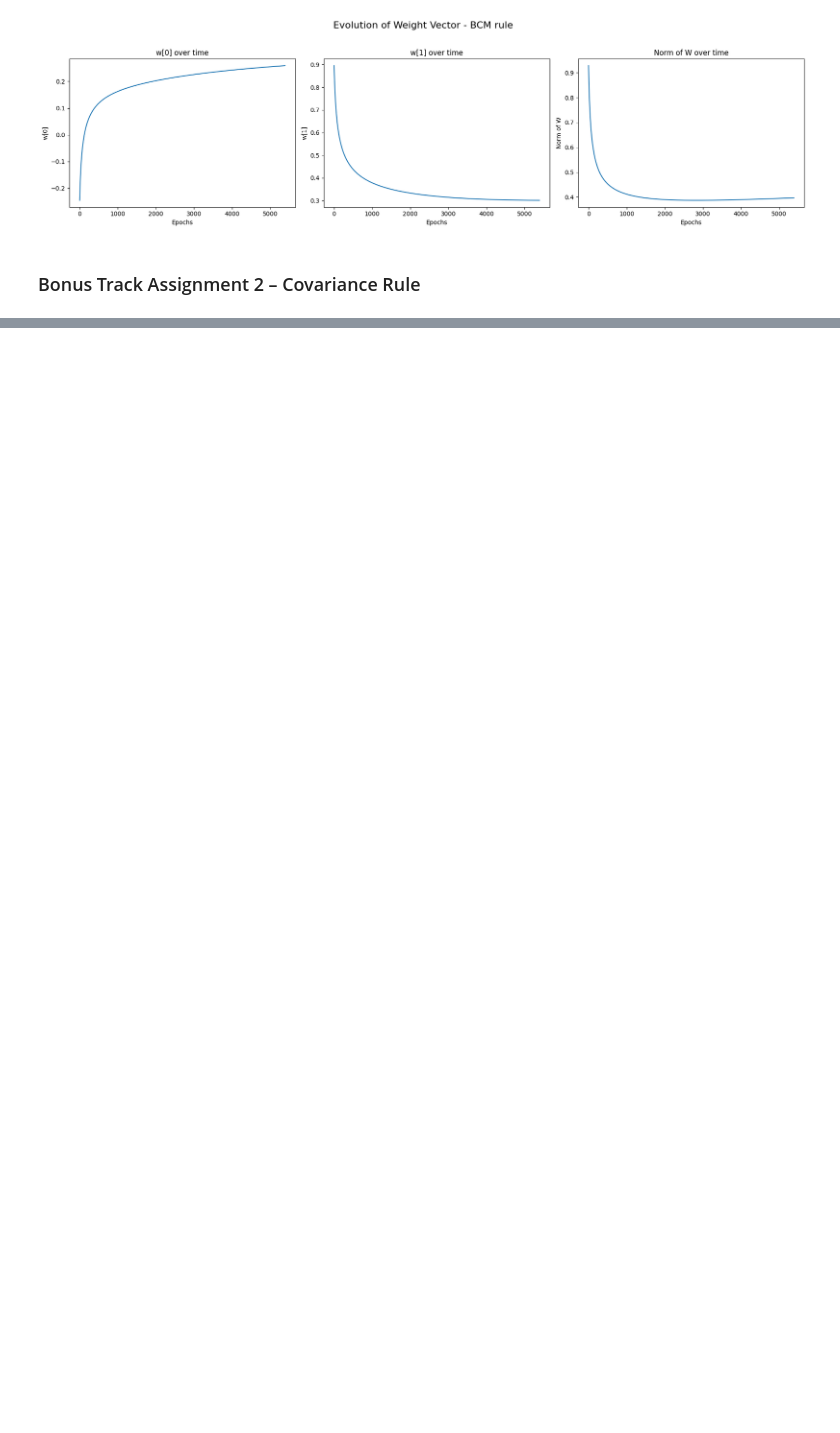
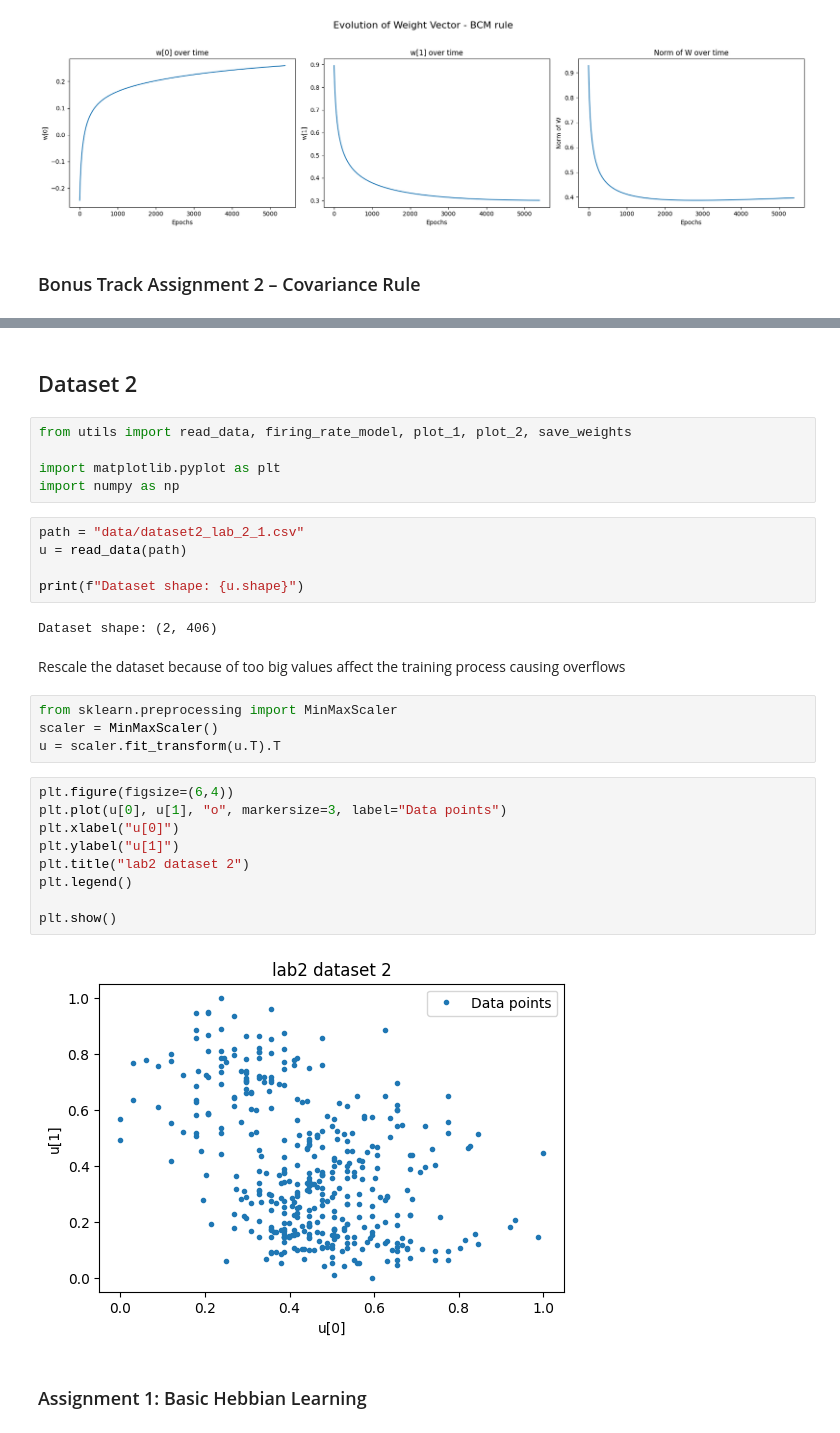
Before and after one commit to francealip/cns_lab, a Jupyter notebook: LAB2_1/hebb_rule.ipynb, the cells around one changed output, grey strips where cells are left out. Cells and saved outputs as stored; diff of their text form; blank space fills up the shorter version.

Commit message:
ended second dataset assignment

```diff
--- a/LAB2_1/hebb_rule.ipynb
+++ b/LAB2_1/hebb_rule.ipynb
@@ -211,2 +215,35 @@ plot_2(tspan, w_history, "covariance_rule")
 # %% [output]
 [figure]
+# %% [markdown]
+## Dataset 2
+# %%
+from utils import read_data, firing_rate_model, plot_1, plot_2, save_weights
+
+import matplotlib.pyplot as plt
+import numpy as np
+# %%
+path = "data/dataset2_lab_2_1.csv"
+u = read_data(path)
+
+print(f"Dataset shape: {u.shape}")
+# %% [output]
+Dataset shape: (2, 406)
+# %% [markdown]
+Rescale the dataset because of too big values affect the training process causing overflows
+# %%
+from sklearn.preprocessing import MinMaxScaler
+scaler = MinMaxScaler()
+u = scaler.fit_transform(u.T).T
+# %%
+plt.figure(figsize=(6,4))
+plt.plot(u[0], u[1], "o", markersize=3, label="Data points")
+plt.xlabel("u[0]")
+plt.ylabel("u[1]")
+plt.title("lab2 dataset 2")
+plt.legend()
+
+plt.show()
+# %% [output]
+[figure, added]
+# %% [markdown]
+### Assignment 1: Basic Hebbian Learning
```
Also changed, not shown: parts of 45 cells of this notebook, 1 other file.
